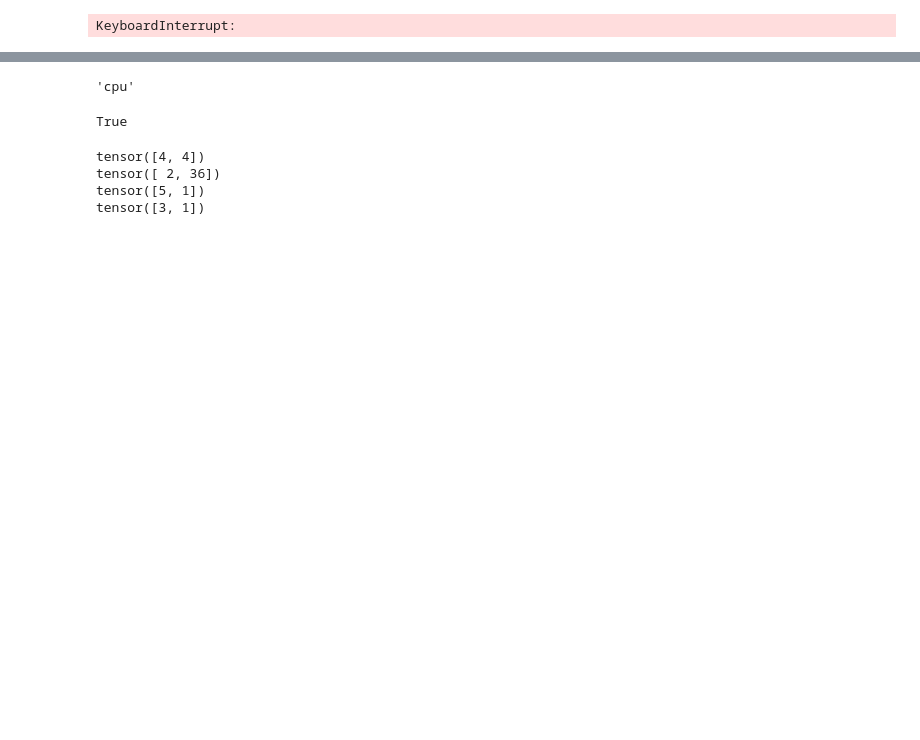
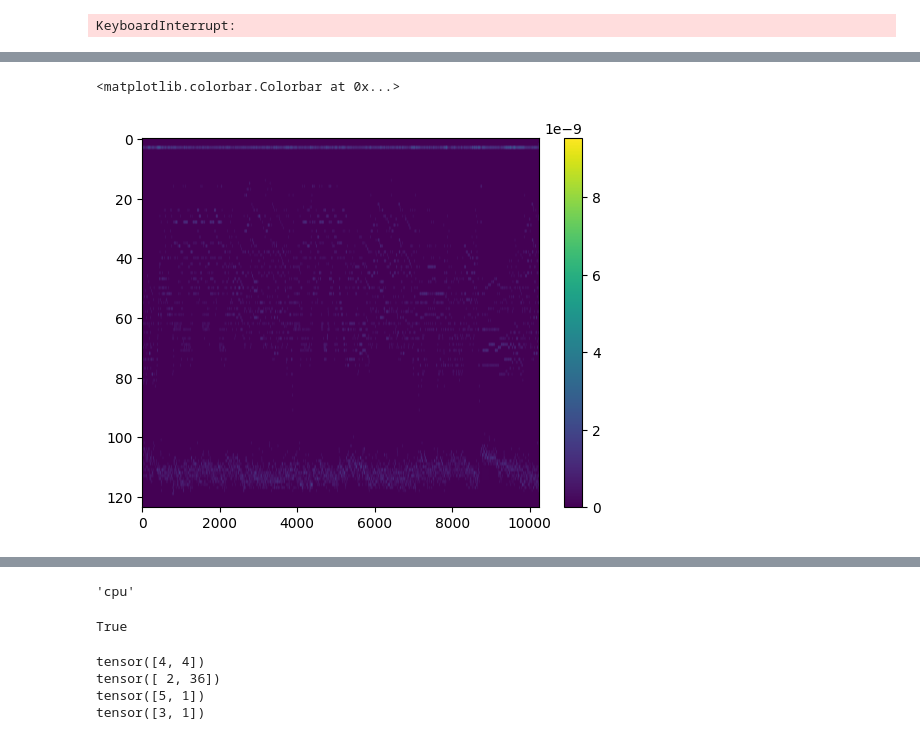
Before and after one commit to eri24816/piano-music-gen, a Jupyter notebook: test_pianoroll.ipynb, the cells around one changed output, grey strips where cells are left out. Cells and saved outputs as stored; diff of their text form; code cells hidden in the pictures; blank space fills up the shorter version.

```diff
--- a/test_pianoroll.ipynb
+++ b/test_pianoroll.ipynb
@@ -293,0 +287,6 @@ print(torch.version.cuda)
+# %%
+plt.imshow((large_loss_out_grad[0]**2).T, aspect='auto')
+plt.colorbar()
+# %% [output]
+<matplotlib.colorbar.Colorbar at 0x...>
+[figure, added]
```
Also changed, not shown: parts of 11 cells of this notebook, 1 other file.
